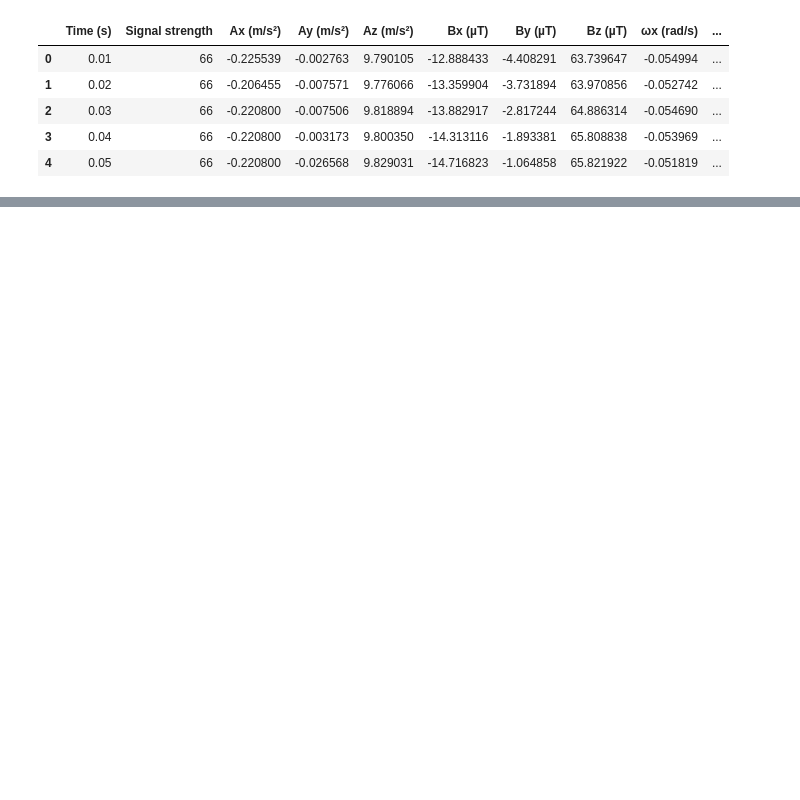
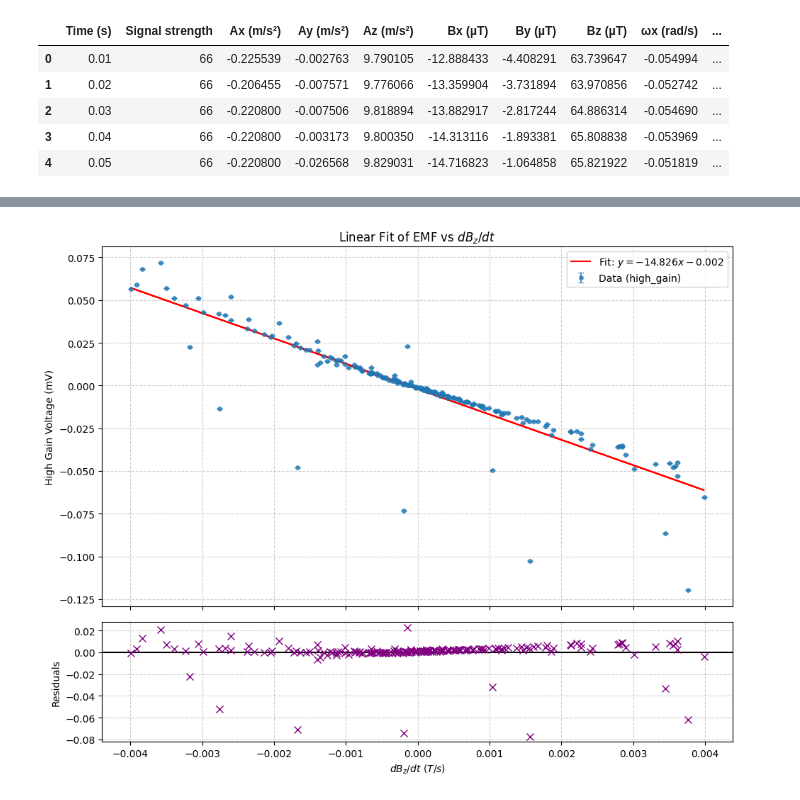
Before and after one commit to Ethanos00/magnetism_faraday_lab, a Jupyter notebook: data12_2_analysis.ipynb, the cells around one changed output, grey strips where cells are left out. Cells and saved outputs as stored; diff of their text form; code cells hidden in the pictures; blank space fills up the shorter version.

```diff
--- a/data12_2_analysis.ipynb
+++ b/data12_2_analysis.ipynb
@@ -40,0 +59,48 @@ plt.show()
+# %%
+
+def emf(dbdt, m, c):
+    return m * dbdt + c
+
+mask = [abs(i) < 4000 for i in dbz_dt]
+x_data = dbz_dt[mask] / 10**6
+y_data = high_gain[mask]
+
+popt, pcov = curve_fit(emf, x_data, y_data)
+
+m = popt[0]
+c = popt[1]
+
+perr = np.sqrt(np.diag(pcov))
+m_err = perr[0]
+c_err = perr[1]
+
+
+y_fit = emf(x_data, m, c)
+residuals = y_data - y_fit
+
+# 5. Plotting
+fig, (ax1, ax2) = plt.subplots(2, 1, figsize=(10, 8), sharex=True,
+                               gridspec_kw={'height_ratios': [3, 1]})
+
+
+y_err = 0.000001
+
+ax1.errorbar(x_data, y_data, yerr=y_err, fmt='o', markersize=4,
+             capsize=3, label='Data (high_gain)', alpha=0.7)
+ax1.plot(x_data, y_fit, color='red', label=f'Fit: $y = {m:.3f}x {c:.3f}$')
+ax1.set_ylabel('High Gain Voltage (mV)')
+ax1.set_title('Linear Fit of EMF vs $dB_z/dt$')
+ax1.legend()
+ax1.grid(True, linestyle='--', alpha=0.6)
+
+# --- Residual Plot ---
+ax2.errorbar(x_data, residuals, yerr=y_err, fmt='x', color='purple', markersize=7)
+ax2.axhline(0, color='black', linestyle='-')
+ax2.set_ylabel('Residuals')
+ax2.set_xlabel('$dB_z/dt$ ($T/s$)')
+ax2.grid(True, linestyle='--', alpha=0.6)
+
+plt.tight_layout()
+plt.show()
+# %% [output]
+[figure, added]
```
Also changed, not shown: parts of 12 cells of this notebook, 2 other files.
